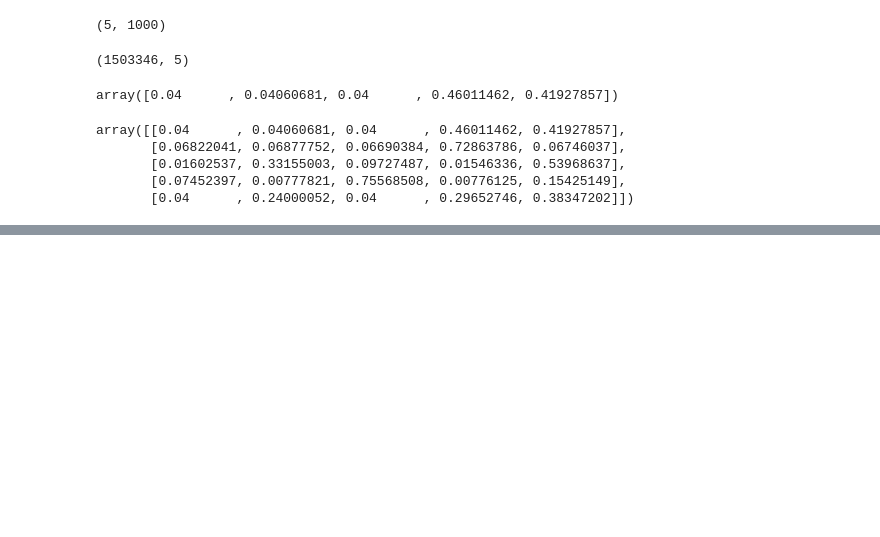
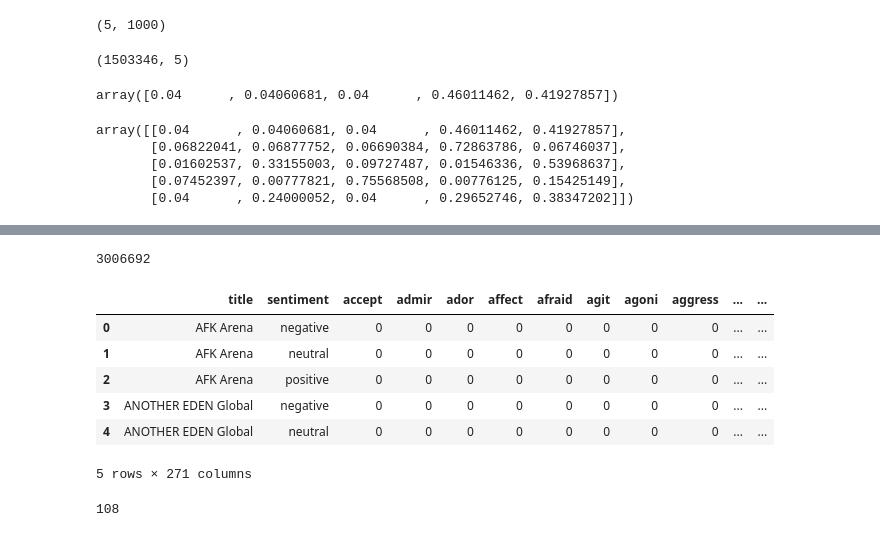
Before and after one commit to mdberryh/CapstoneGotchaGaming, a Jupyter notebook: Clustering_POS_WordVectors.ipynb, the cells around one changed output, grey strips where cells are left out. Saved outputs shown, nothing was run; the diff lists cells and outputs as text; code cells hidden in the pictures; blank space fills up the shorter version.

```diff
--- a/Clustering_POS_WordVectors.ipynb
+++ b/Clustering_POS_WordVectors.ipynb
@@ -443,0 +785,17 @@ array([[0.04      , 0.04060681, 0.04      , 0.46011462, 0.41927857],
+# %%
+columnsForEmotions = ['title','sentiment']
+
+game_emotions_df = reviews_df[columnsForEmotions]
+game_emotions_df = pd.concat([game_emotions_df, new], ignore_index=True)
+print(len(game_emotions_df))
+game_emotions_df=game_emotions_df.groupby(['title','sentiment']).count().reset_index()
+game_emotions_df.head()
+# %% [output]
+3006692
+|  | title | sentiment | accept | admir | ador | affect | afraid | agit | agoni | aggress | ... | ... |
+| 0 | AFK Arena | negative | 0 | 0 | 0 | 0 | 0 | 0 | 0 | 0 | ... | ... |
+| 1 | AFK Arena | neutral | 0 | 0 | 0 | 0 | 0 | 0 | 0 | 0 | ... | ... |
+| 2 | AFK Arena | positive | 0 | 0 | 0 | 0 | 0 | 0 | 0 | 0 | ... | ... |
+| 3 | ANOTHER EDEN Global | negative | 0 | 0 | 0 | 0 | 0 | 0 | 0 | 0 | ... | ... |
+| 4 | ANOTHER EDEN Global | neutral | 0 | 0 | 0 | 0 | 0 | 0 | 0 | 0 | ... | ... |
+5 rows × 271 columns
@@ -443,0 +804,4 @@ array([[0.04      , 0.04060681, 0.04      , 0.46011462, 0.41927857],
+# %%
+36*3
+# %% [output]
+108
```
Also changed, not shown: parts of 36 cells of this notebook, 4 other files.
